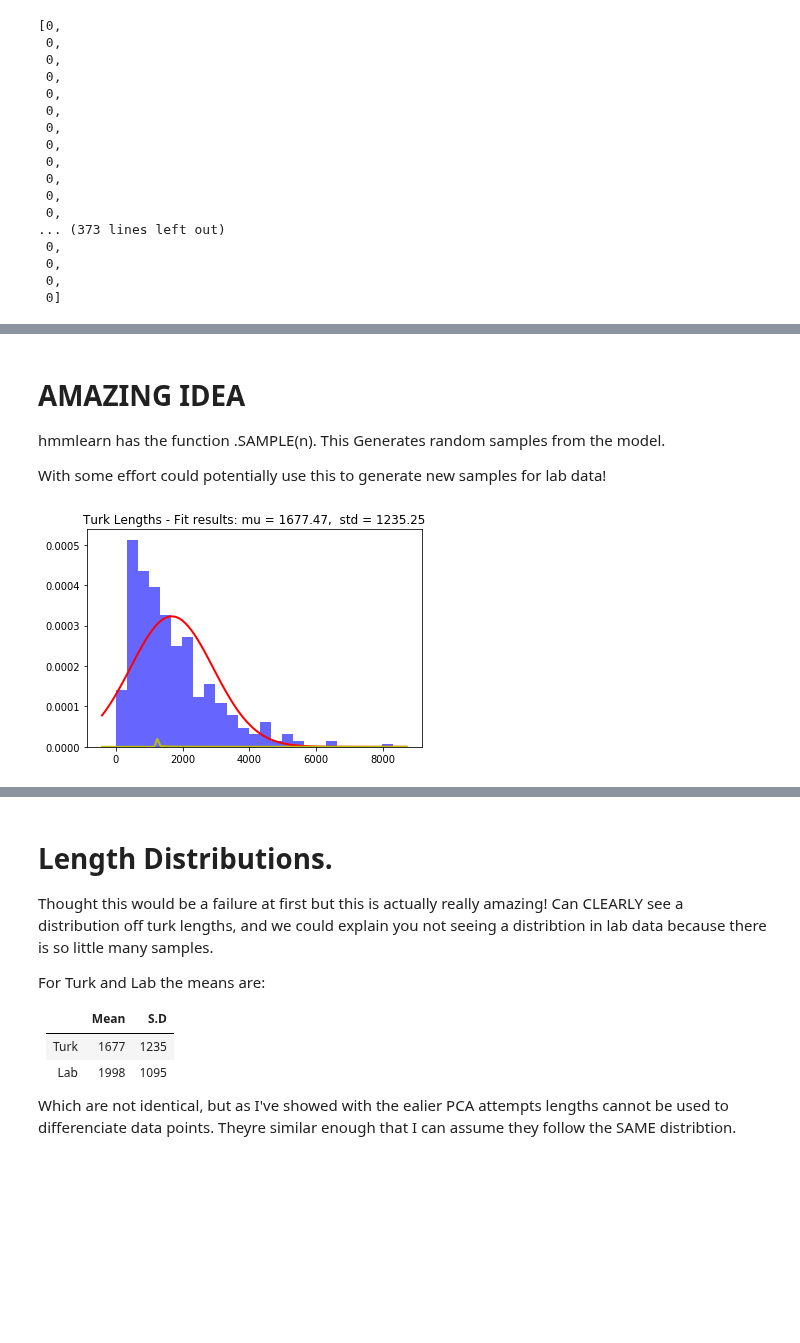
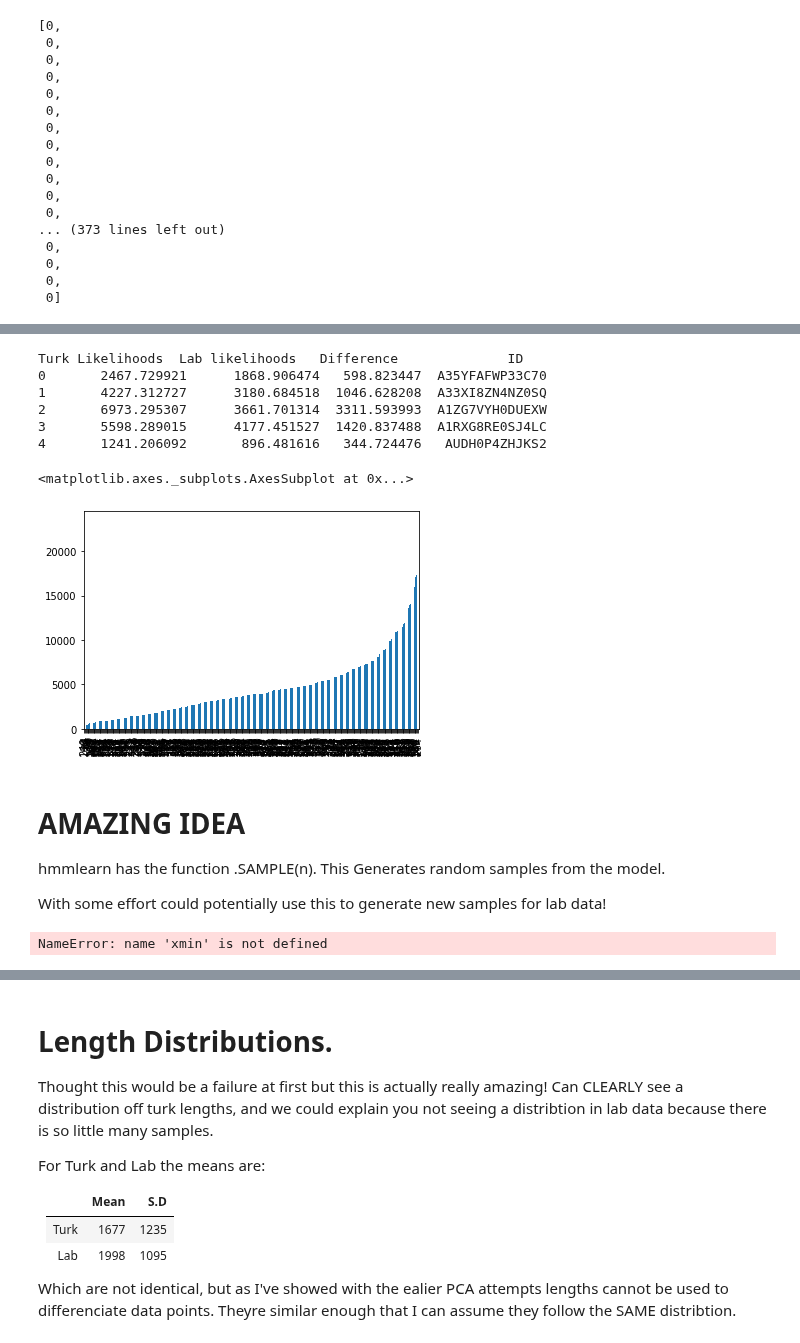
Before and after one commit to DJSaunders1997/Masters-Project, a Jupyter notebook: HMM.ipynb, the cells around one changed output, grey strips where cells are left out. Cells and saved outputs as stored; diff of their text form; code cells hidden in the pictures; blank space fills up the shorter version.

```diff
--- a/HMM.ipynb
+++ b/HMM.ipynb
@@ -406,3 +505,16 @@ User 388:        turk: 16930,    lab: 12655
+# %%
+df_turk_diff = compare_model_liklihoods(turk_model, lab_model, data_turk, turk_lengths, df_m_turk['turkId'].unique())    # Try turk data
+print(df_turk_diff.head())
+df_turk_diff['Difference'].sort_values().plot(kind='bar')
+# %% [output]
+Turk Likelihoods  Lab likelihoods   Difference              ID
+0       2467.729921      1868.906474   598.823447  A35YFAFWP33C70
+1       4227.312727      3180.684518  1046.628208  A33XI8ZN4NZ0SQ
+2       6973.295307      3661.701314  3311.593993  A1ZG7VYH0DUEXW
+3       5598.289015      4177.451527  1420.837488  A1RXG8RE0SJ4LC
+4       1241.206092       896.481616   344.724476   AUDH0P4ZHJKS2
+<matplotlib.axes._subplots.AxesSubplot at 0x...>
+[figure, added]
 # %% [markdown]
 # AMAZING IDEA
 
@@ -413,24 +525,38 @@ With some effort could potentially use this to generate new samples for lab data
 # See if lab_lengths follow a normal distribution
 # Lab lengths kind of follow this distribution but not really.
 #https://stackoverflow.com/questions/20011122/fitting-a-normal-distribution-to-1d-data
-
+'''
 from scipy.stats import norm
 from scipy.stats import lognorm
 
-mu, std = norm.fit(turk_lengths)
-
 plt.hist(turk_lengths, bins=25, density=True, alpha=0.6, color='b')
-
 xmin, xmax = plt.xlim()
 x = np.linspace(xmin, xmax, 100)
+
+mu, std = norm.fit(turk_lengths)
 p = norm.pdf(x, mu, std)
+plt.plot(x, p, 'r', linewidth=2)
 
-p2 = lognorm.pdf(x, mu, std)
-plt.plot(x, p, 'r', linewidth=2)
-plt.plot(x, p2, 'y', linewidth=2)
+#dist=lognorm([std],loc=mean)
+lognorm_dist = lognorm(s=std, loc=mu)
+p2 = lognorm(*lnorm)
+
+plt.plot(x, lognorm_dist.pdf(x), 'y', linewidth=2)
+
 title = "Turk Lengths - Fit results: mu = %.2f,  std = %.2f" % (mu, std)
 plt.title(title)
 
 plt.show()
+''';
-# %% [output]
-[figure, removed]
+# %%
+from scipy.stats import norm
+
+data = turk_lengths
+ogdata = np.log(data)
+estimated_mu, estimated_sigma = norm.fit(logdata)
+
+x = np.linspace(xmin, xmax, 100)
+pdf = norm.pdf(x, loc=estimated_mu, scale=estimated_sigma)
+plt.plot(x, pdf, 'k')
+# %% [output]
+NameError: name 'xmin' is not defined
```
Also changed, not shown: parts of 33 cells of this notebook.
